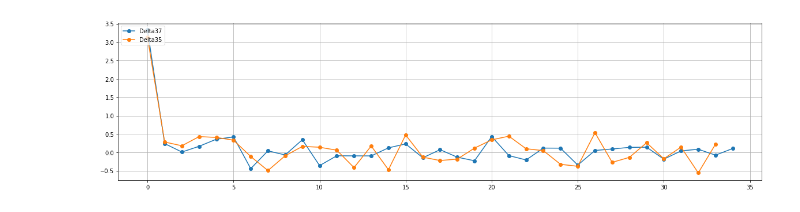
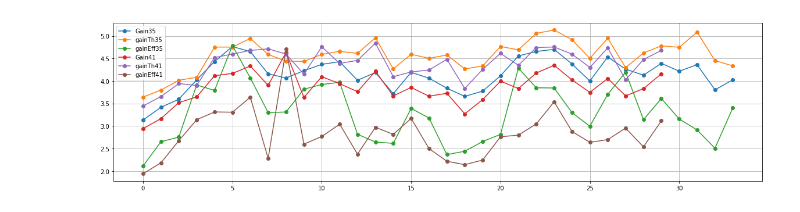
Before and after one commit to AndreeaStefan/SmartuistWrapper, a Jupyter notebook: evaluation/PlotResults.ipynb, the cells around one changed output. Cells and saved outputs as stored; diff of their text form; code cells hidden in the pictures.

```diff
--- a/evaluation/PlotResults.ipynb
+++ b/evaluation/PlotResults.ipynb
@@ -111,7 +95,7 @@ plt.show()
 # player 8 = change effort
 # player 9 = same as 8
 
-players = [37,35]
+players = [35,41]
 results = []
 gradientStats = []
 path ="C:\\Users\\huber\\OneDrive\\Dokumenty\\thesis-hubert\\unity\\SmartuistWrapper\\tapResult.csv"
@@ -176,17 +160,102 @@ for x in f:
         gradientStats[player].append(line)
 f.close()
 
-# delta
+# gain
+batchSize = 8
+
+plt.rcParams['figure.figsize'] = [20, 5]
+for p in players:
+    tmp = gradientStats[p]
+    gain = []
+    gainEff = []
+    gainTh = []
+    for words in tmp:
+        gain.append(float(words[5]))
+        gainTh.append(float(words[3]))
+        gainEff.append(float(words[2]))
+
+
+    x = list(range(0, len(gain)))
+    plt.plot(x, gain, 'o-', label="Gain"+str(p))
+    plt.plot(x, gainTh, 'o-', label="gainTh"+str(p))
+    plt.plot(x, gainEff, 'o-', label="gainEff"+str(p))
+
+plt.legend(loc='upper left')
+plt.grid(True)
+plt.rcParams['figure.figsize'] = [20, 5]
+plt.show()
+
+bodyParts =[ [0]*1 for i in range(7)]
+for p in players:
+    tmp = results[p]
+
+    counter = 0
+    for words in tmp:
+        for i in range (7):
+            bodyParts[i][bodyParts[i].index(bodyParts[i][-1])] += float(words[21+i])
+
+        counter = counter + 1
+        if counter == batchSize:
+            counter = 0
+        if counter == 0:
+            for i in range(7):
+                bodyParts[i][bodyParts[i].index(bodyParts[i][-1])] /= batchSize
+                bodyParts[i].append(0)
+
+
+
+z = 0
+x = list(range(0, len(bodyParts[0])-2))
+for a in bodyParts:
+    if z in [0,1,2,3,4,5,6]:
+        plt.plot(x,a[:len(a)-2], 'o-', label= str(p) + "-" + str(z))
+    z = z + 1
+
+plt.legend(loc='upper left')
+plt.grid(True)
+plt.show()
+
+
+# learning rate
+for p in players:
+    tmp = gradientStats[p]
+    learningRate = []
+    for words in tmp:
+        learningRate.append(float(words[6]))
+
+    x = list(range(0, len(learningRate)))
+    plt.plot(x, learningRate, 'o-', label=p)
+
+
+plt.legend(loc='upper left')
+plt.grid(True)
+plt.show()
 
 for p in players:
     tmp = gradientStats[p]
-    gain = []
-    prevGain = []
+    gain = [0]
+    prevGain = [0]
     for words in tmp:
         gain.append(float(words[5]))
         prevGain.append(float(words[4]))
 
+
     delta = np.array(gain) - np.array(prevGain)
+    x = list(range(0, len(delta)))
+    plt.plot(x, delta, 'o-', label="DeltaCreated"+str(p))
+plt.legend(loc='upper left')
+plt.grid(True)
+
+
+# delta
+for p in players:
+    tmp = results[p]
+    delta = []
+    for words in tmp:
+        delta.append(float(words[30]))
+
+#     smallDeltas = delta.toList()
+    delta =  [x for i, x in enumerate(delta) if i == delta.index(x)]
     x = list(range(0, len(delta)))
     plt.plot(x, delta, 'o-', label="Delta"+str(p))
 plt.legend(loc='upper left')
@@ -198 +267 @@ Total time 5.887016666666667
-[figure, old version]
+[figure, new version]
```
Also changed, not shown: parts of 7 cells of this notebook, 4 other files.
